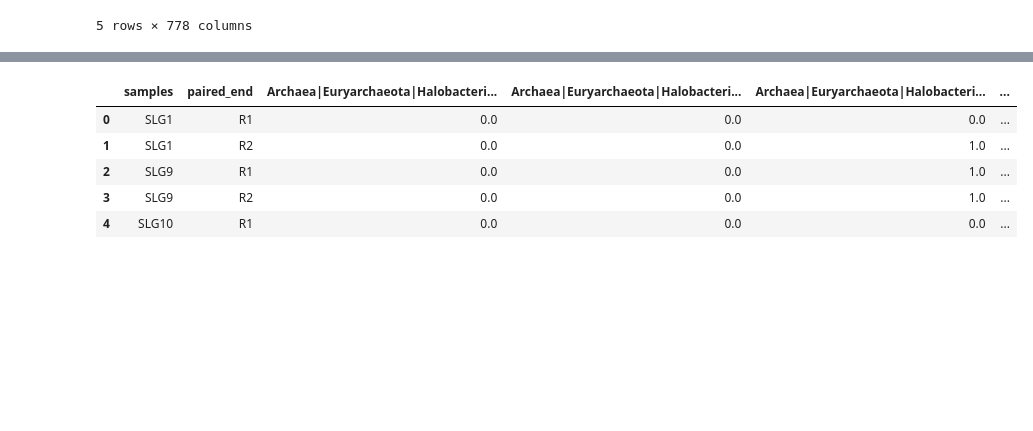
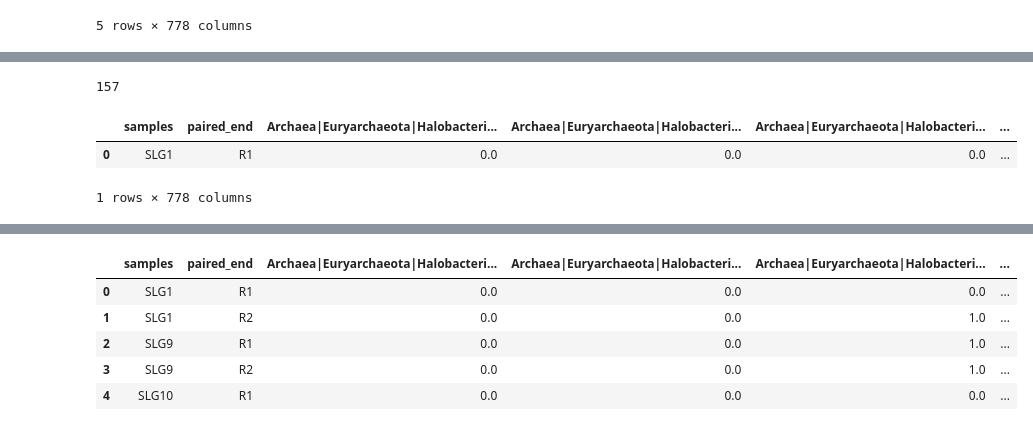
Before and after one commit to chdorgeix1/research_project, a Jupyter notebook: raw_data_processing.ipynb, the cells around one changed output, grey strips where cells are left out. Cells and saved outputs as stored; diff of their text form; code cells hidden in the pictures; blank space fills up the shorter version.

```diff
--- a/raw_data_processing.ipynb
+++ b/raw_data_processing.ipynb
@@ -289,3 +335,13 @@ test_df['samples'] = samples_list
+# %%
+sum(test_df.iloc[0][2:] != test_df.iloc[1][2:])
+# %% [output]
+157
+# %%
+test_df[test_df['paired_end'] == 'R1']
+# %% [output]
+|  | samples | paired_end | Archaea|Euryarchaeota|Halobacteri... | Archaea|Euryarchaeota|Halobacteri... | Archaea|Euryarchaeota|Halobacteri... | ... |
+| 0 | SLG1 | R1 | 0.0 | 0.0 | 0.0 | ... |
+1 rows × 778 columns
 # %%
 import VDBarChart as VDBP
 # %%
```
Also changed, not shown: parts of 17 cells of this notebook, 4 other files.
